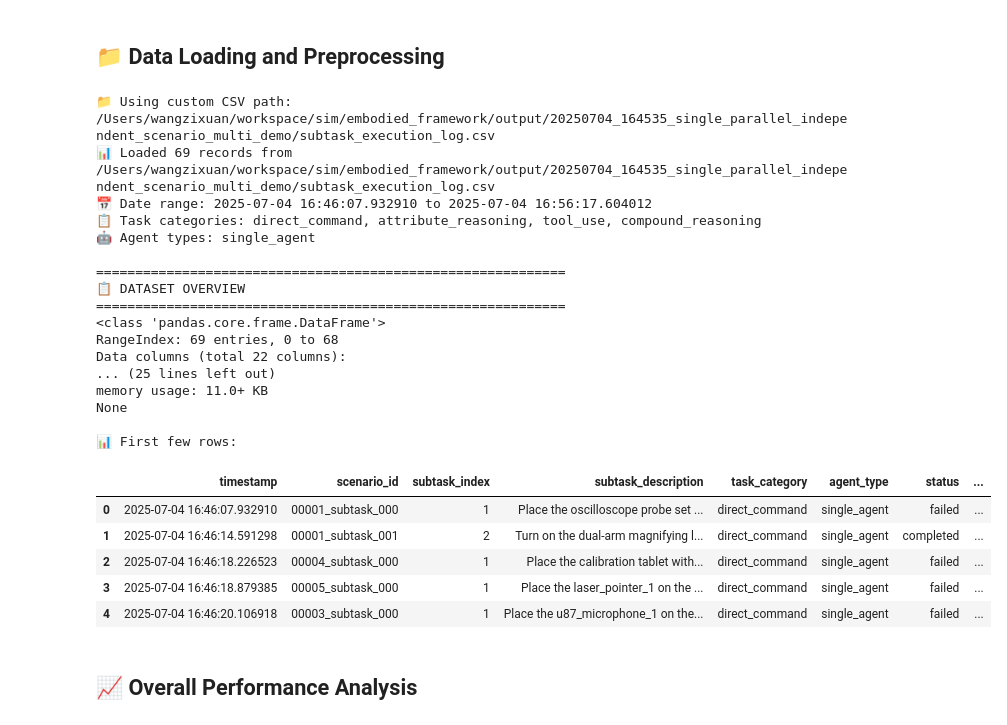
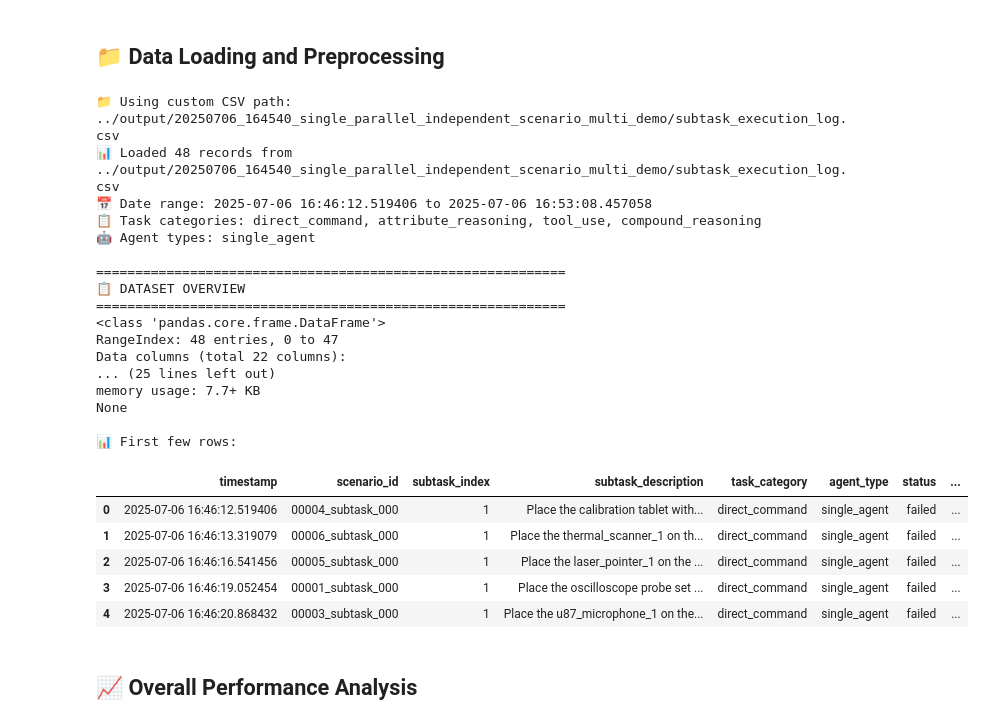
Before and after one commit to ZJU-REAL/OmniEmbodied, a Jupyter notebook: examples/results_analysis.ipynb, the cells around one changed output. Saved outputs shown, nothing was run; the diff lists cells and outputs as text; code cells hidden in the pictures.

```diff
--- a/examples/results_analysis.ipynb
+++ b/examples/results_analysis.ipynb
@@ -190,9 +190,13 @@ def load_and_preprocess_data(file_path):
     df['subtask_completed'] = df['subtask_completed'].astype(bool)
 
     # Convert command_success_rate from percentage string to float
+    # First ensure the column is string type and handle NaN values
+    df['command_success_rate'] = df['command_success_rate'].astype(str)
     df['command_success_rate_numeric'] = df['command_success_rate'].str.rstrip('%').astype(float)
 
     # Extract scenario number from scenario_id (handle missing values)
+    # First ensure the column is string type
+    df['scenario_id'] = df['scenario_id'].astype(str)
     scenario_numbers = df['scenario_id'].str.extract(r'(\\d+)')
     df['scenario_number'] = pd.to_numeric(scenario_numbers[0], errors='coerce').fillna(0).astype(int)
 
@@ -209,47 +213,48 @@ def load_and_preprocess_data(file_path):
     return df
 
 # Load data - You can specify a custom CSV file path
-custom_csv_path = "/Users/wangzixuan/workspace/sim/embodied_framework/output/20250704_164535_single_parallel_independent_scenario_multi_demo/subtask_execution_log.csv"  # Set to any CSV file path, e.g., '../output/custom_results.csv' or '/path/to/your/data.csv'
-
+# 注意：请先运行评测任务生成数据文件，或者将路径修改为实际存在的CSV文件
+custom_csv_path =   "../output/20250706_164540_single_parallel_independent_scenario_multi_demo/subtask_execution_log.csv"
+# custom_csv_path = "/Users/wangzixuan/workspace/sim/embodied_framework/output/20250704_164535_single_parallel_independent_scenario_multi_demo/subtask_execution_log.csv"  # 示例绝对路径
 # Examples of usage:
 # custom_csv_path = '../output/specific_folder/subtask_execution_log.csv'  # Specific subtask log
 # custom_csv_path = '../output/my_custom_results.csv'  # Any custom CSV file
 # custom_csv_path = '/absolute/path/to/your/data.csv'  # Absolute path
 
 log_file_path = find_latest_log_file(custom_csv_path=custom_csv_path)
 df = load_and_preprocess_data(log_file_path)
 
 # Display basic info about the dataset
 print("\n" + "="*60)
 print("📋 DATASET OVERVIEW")
 print("="*60)
 print(df.info())
 print("\n📊 First few rows:")
 display(df.head())
 # %% [output]
-📁 Using custom CSV path: /Users/wangzixuan/workspace/sim/embodied_framework/output/20250704_164535_single_parallel_independent_scenario_multi_demo/subtask_execution_log.csv
-📊 Loaded 69 records from /Users/wangzixuan/workspace/sim/embodied_framework/output/20250704_164535_single_parallel_independent_scenario_multi_demo/subtask_execution_log.csv
-📅 Date range: 2025-07-04 16:46:07.932910 to 2025-07-04 16:56:17.604012
+📁 Using custom CSV path: ../output/20250706_164540_single_parallel_independent_scenario_multi_demo/subtask_execution_log.csv
+📊 Loaded 48 records from ../output/20250706_164540_single_parallel_independent_scenario_multi_demo/subtask_execution_log.csv
+📅 Date range: 2025-07-06 16:46:12.519406 to 2025-07-06 16:53:08.457058
 📋 Task categories: direct_command, attribute_reasoning, tool_use, compound_reasoning
 🤖 Agent types: single_agent
 
 ============================================================
 📋 DATASET OVERVIEW
 ============================================================
 <class 'pandas.core.frame.DataFrame'>
-RangeIndex: 69 entries, 0 to 68
+RangeIndex: 48 entries, 0 to 47
 Data columns (total 22 columns):
 ... (25 lines left out)
-memory usage: 11.0+ KB
+memory usage: 7.7+ KB
 None
 
 📊 First few rows:
 |  | timestamp | scenario_id | subtask_index | subtask_description | task_category | agent_type | status | ... |
-| 0 | 2025-07-04 16:46:07.932910 | 00001_subtask_000 | 1 | Place the oscilloscope probe set ... | direct_command | single_agent | failed | ... |
-| 1 | 2025-07-04 16:46:14.591298 | 00001_subtask_001 | 2 | Turn on the dual-arm magnifying l... | direct_command | single_agent | completed | ... |
-| 2 | 2025-07-04 16:46:18.226523 | 00004_subtask_000 | 1 | Place the calibration tablet with... | direct_command | single_agent | failed | ... |
-| 3 | 2025-07-04 16:46:18.879385 | 00005_subtask_000 | 1 | Place the laser_pointer_1 on the ... | direct_command | single_agent | failed | ... |
-| 4 | 2025-07-04 16:46:20.106918 | 00003_subtask_000 | 1 | Place the u87_microphone_1 on the... | direct_command | single_agent | failed | ... |
+| 0 | 2025-07-06 16:46:12.519406 | 00004_subtask_000 | 1 | Place the calibration tablet with... | direct_command | single_agent | failed | ... |
+| 1 | 2025-07-06 16:46:13.319079 | 00006_subtask_000 | 1 | Place the thermal_scanner_1 on th... | direct_command | single_agent | failed | ... |
+| 2 | 2025-07-06 16:46:16.541456 | 00005_subtask_000 | 1 | Place the laser_pointer_1 on the ... | direct_command | single_agent | failed | ... |
+| 3 | 2025-07-06 16:46:19.052454 | 00001_subtask_000 | 1 | Place the oscilloscope probe set ... | direct_command | single_agent | failed | ... |
+| 4 | 2025-07-06 16:46:20.868432 | 00003_subtask_000 | 1 | Place the u87_microphone_1 on the... | direct_command | single_agent | failed | ... |
 # %% [markdown]
 ## 📈 Overall Performance Analysis
 # %%
```
Also changed, not shown: parts of 8 cells of this notebook.
